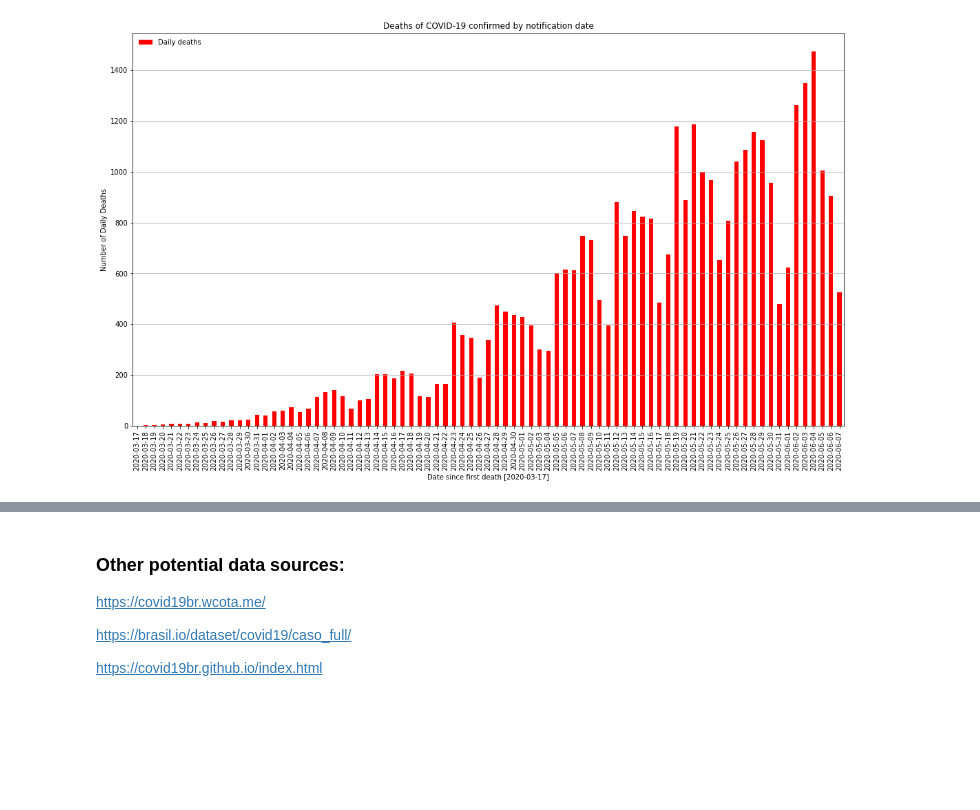
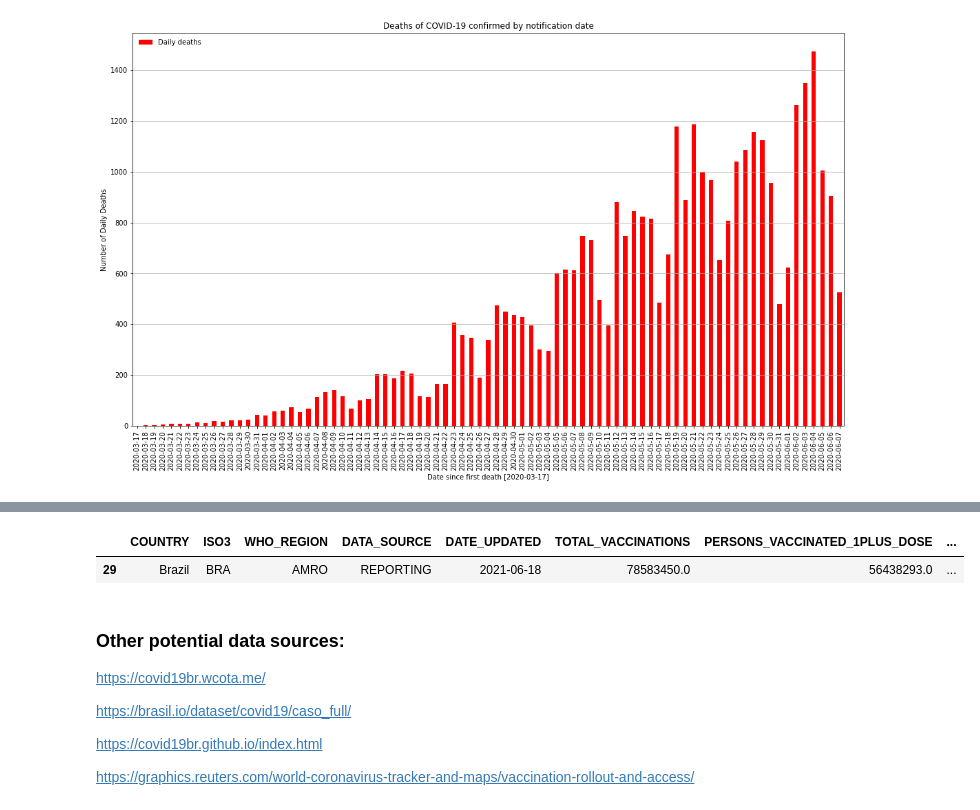
Before and after one commit to marcosmlr/docs_lstm_covid, a Jupyter notebook: DatasetsCOVID.ipynb, the cells around one changed output, grey strips where cells are left out. Cells and saved outputs as stored; diff of their text form; code cells hidden in the pictures; blank space fills up the shorter version.

```diff
--- a/DatasetsCOVID.ipynb
+++ b/DatasetsCOVID.ipynb
@@ -621,3 +738,10 @@ fig.set_size_inches(18.5, 10.5)
+# %%
+df_vaccine_who = pd.read_csv('https://covid19.who.int/who-data/vaccination-data.csv')
+# %%
+df_vaccine_who[df_vaccine_who.COUNTRY == 'Brazil']
+# %% [output]
+|  | COUNTRY | ISO3 | WHO_REGION | DATA_SOURCE | DATE_UPDATED | TOTAL_VACCINATIONS | PERSONS_VACCINATED_1PLUS_DOSE | ... |
+| 29 | Brazil | BRA | AMRO | REPORTING | 2021-06-18 | 78583450.0 | 56438293.0 | ... |
 # %% [markdown]
 ### Other potential data sources:
 https://covid19br.wcota.me/
@@ -625,3 +749,5 @@ https://covid19br.wcota.me/
 https://brasil.io/dataset/covid19/caso_full/
 
 https://covid19br.github.io/index.html
+
+https://graphics.reuters.com/world-coronavirus-tracker-and-maps/vaccination-rollout-and-access/
```
Also changed, not shown: parts of 10 cells of this notebook.
